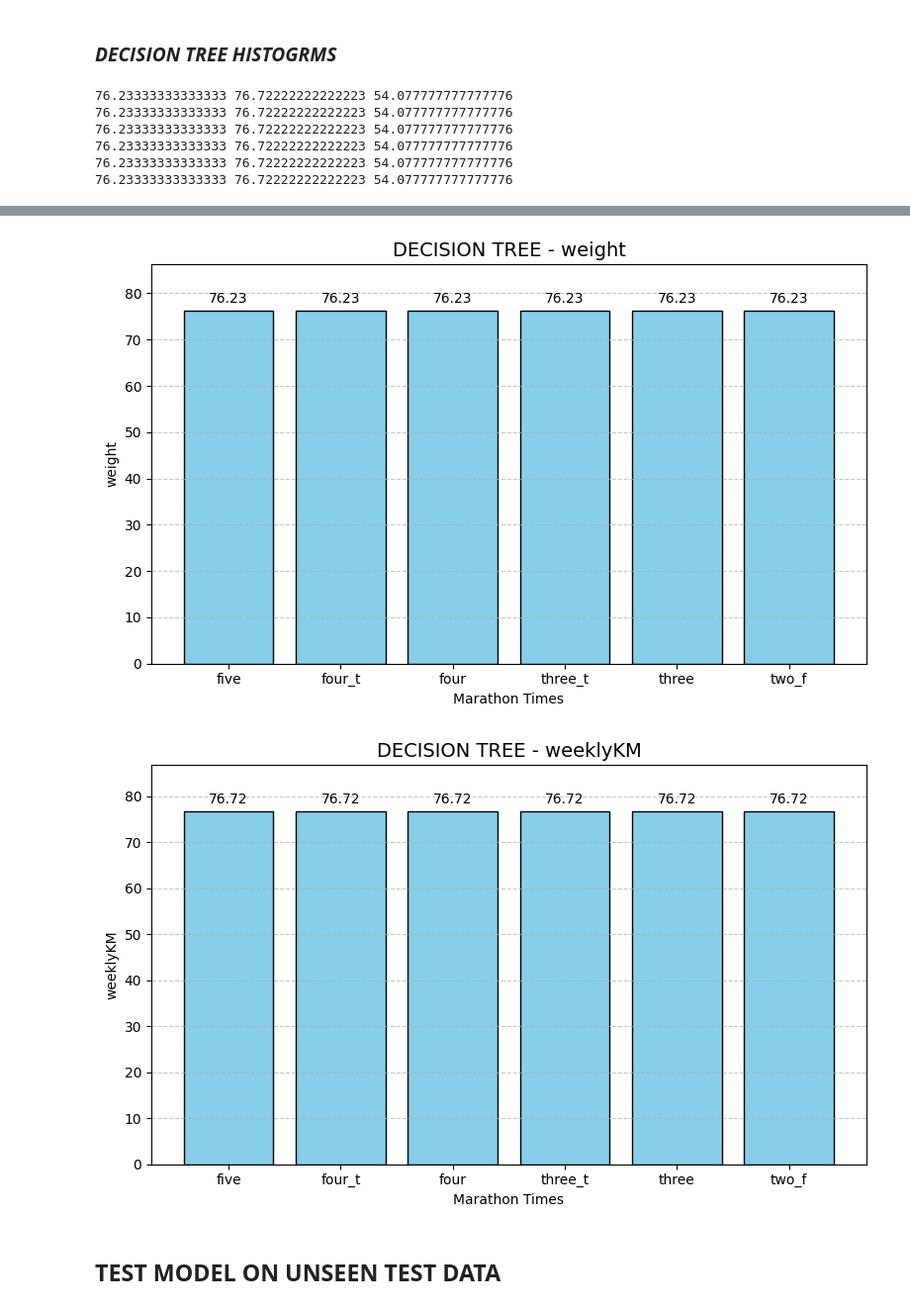
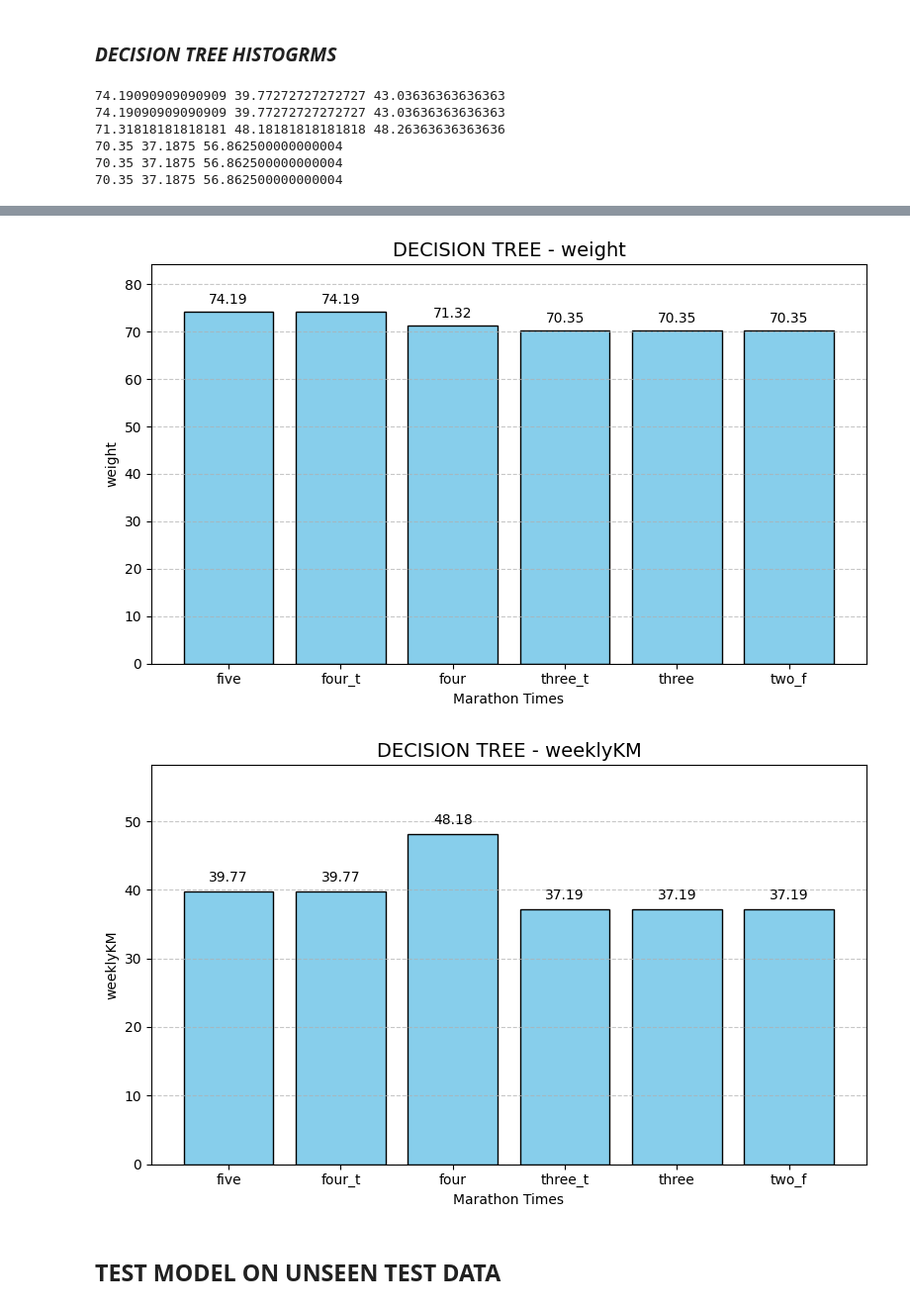
Before and after one commit to lambione/ML-running-thesis, a Jupyter notebook: multiOutputTrees.ipynb, the cells around one changed output, grey strips where cells are left out. Shown at 99% size. Drawn from its saved outputs; the diff is of its cells as text; code cells hidden in the pictures.

Commit message:
Implemented the different trees on three different seeds to be able to get the prediction intervals, mean+-stdev

```diff
--- a/multiOutputTrees.ipynb
+++ b/multiOutputTrees.ipynb
@@ -1416,13 +1622,12 @@ Calculated on the fourth models for the moment. Still not a choice if usingthe t
 # %%
 
 # Remake the split, random_state gives the possibility of recreating the same split with which the models were trained
-X_tmp, X_test, y_tmp, y_test = train_test_split(X_marathon,y_marathon, test_size=0.2, random_state=42)
-
-X_train, X_validation, y_train, y_validation = train_test_split(X_tmp,y_tmp, test_size=0.125, random_state=42)
+X_tmp, X_test, y_tmp, y_test = train_test_split(X_marathon,y_marathon, test_size=0.2, random_state=20)
+X_train, X_validation, y_train, y_validation = train_test_split(X_tmp,y_tmp, test_size=0.125, random_state=20)
 
 # Create array of predictions for both estimators
-rf_preds = np.array([tree.predict(X_validation) for tree in rf5.estimators_])
-et_preds = np.array([tree.predict(X_validation) for tree in extra5.estimators_])
+rf_preds = np.array([tree.predict(X_validation) for tree in rf19.estimators_])
+et_preds = np.array([tree.predict(X_validation) for tree in extra19.estimators_])
 
 # USING 95% !!!!! It is very important to have somewhat a range of confidence for which advising the thlete is not a direct number but a value in between a range
 # NOTE : ML models are not always perfect, especilly with the small dataset that I have, it is fully advise to have a good confidence interval!
@@ -1432,9 +1637,9 @@ rf_upper = np.percentile(rf_preds, 95, axis=0)
 et_lower = np.percentile(et_preds, 5, axis=0)
 et_upper = np.percentile(et_preds, 95, axis=0)
 
-results = pd.DataFrame(X_validation, columns=[f"{y_validation.columns[i]}" for i in range(y_test.shape[1])])
-rf_pred = rf5.predict(X_validation)
-et_pred = extra5.predict(X_validation)
+results = pd.DataFrame(X_validation, columns=[f"{y_validation.columns[i]}" for i in range(y_validation.shape[1])])
+rf_pred = rf19.predict(X_validation)
+et_pred = extra19.predict(X_validation)
 
 for i in range(rf_pred.shape[1]):
 
@@ -1498,14 +1703,13 @@ def run_trial(user_input,regressor,y):
     return realizations_obj
 
 
-def construct_user (time,height,age,HRmax,days,Halfmarathon_min,FFM) :
+def construct_user (time,height,age,HRmax,days,FFM) :
     user = {
         'marathon_time_in_minutes': time,
         'height' : height,
         'age' : age,
         'HRmax' : HRmax,
         'days' : days,
-        'Halfmarathon_min' : Halfmarathon_min,
         'FFM' : FFM,
         # 'bmi' : bmi
     }
@@ -1542,15 +1746,14 @@ def make_trials(regressor,times, unchanged):
 # NOTE!! this are unchanged because we need to test results for different times but same metrics to see if actually methods performs
 # NOTE: Partecipant ID - 138
 unchanged = {
-    'height' : 175,
-    'age' : 31,
-    'HRmax' : 196,
-    'days' : 4,
-    'Halfmarathon_min' : 93,
-    'FFM' : 62.96
+    'height' : 178,
+    'age' : 30,
+    'HRmax' : 186,
+    'days' : 6,
+    'FFM' : 64.53
 }
 
-prediction_arr = list(construct_single_feature_user(make_trials(extra15,[300,270,240,210,180,160],unchanged)))
+prediction_arr = list(construct_single_feature_user(make_trials(extra18,[300,270,240,210,180,160],unchanged)))
 
 for i,pred_elem in enumerate(prediction_arr):
     title = ['vo2max', 'weight', 'weeklyKM']
@@ -1575,10 +1778,9 @@ unchanged = {
     'age' : 31,
     'HRmax' : 196,
     'days' : 4,
-    'Halfmarathon_min' : 93,
     'FFM' : 62.96
 }
-prediction_arr = list(construct_single_feature_user(make_trials(rf15,[300,270,240,210,180,160],unchanged)))
+prediction_arr = list(construct_single_feature_user(make_trials(rf18,[300,270,240,210,180,160],unchanged)))
 
 for i,pred_elem in enumerate(prediction_arr):
     title = ['vo2max', 'weight', 'weeklyKM']
@@ -1603,18 +1805,17 @@ unchanged = {
     'age' : 31,
     'HRmax' : 196,
     'days' : 4,
-    'Halfmarathon_min' : 93,
     'FFM' : 62.96
 }
-prediction_arr = list(construct_single_feature_user(make_trials(tree15,[300,270,240,210,180,160],unchanged)))
+prediction_arr = list(construct_single_feature_user(make_trials(tree18,[300,270,240,210,180,160],unchanged)))
 
 for i,pred_elem in enumerate(prediction_arr):
     title = ['vo2max', 'weight', 'weeklyKM']
     plot_histogram_single_features(pred_elem, f'DECISION TREE - {title[i]}', title[i], 'Marathon Times')
 # %% [output]
-76.23333333333333 76.72222222222223 54.077777777777776
-76.23333333333333 76.72222222222223 54.077777777777776
-76.23333333333333 76.72222222222223 54.077777777777776
-76.23333333333333 76.72222222222223 54.077777777777776
-76.23333333333333 76.72222222222223 54.077777777777776
-76.23333333333333 76.72222222222223 54.077777777777776
+74.19090909090909 39.77272727272727 43.03636363636363
+74.19090909090909 39.77272727272727 43.03636363636363
+71.31818181818181 48.18181818181818 48.26363636363636
+70.35 37.1875 56.862500000000004
+70.35 37.1875 56.862500000000004
+70.35 37.1875 56.862500000000004
@@ -1622,4 +1823,4 @@ for i,pred_elem in enumerate(prediction_arr):
-[figure, old version]
+[figure, new version]
-[figure, old version]
+[figure, new version]
 # %% [markdown]
 ## __TEST MODEL ON UNSEEN TEST DATA__
```
Also changed, not shown: parts of 73 cells of this notebook.
